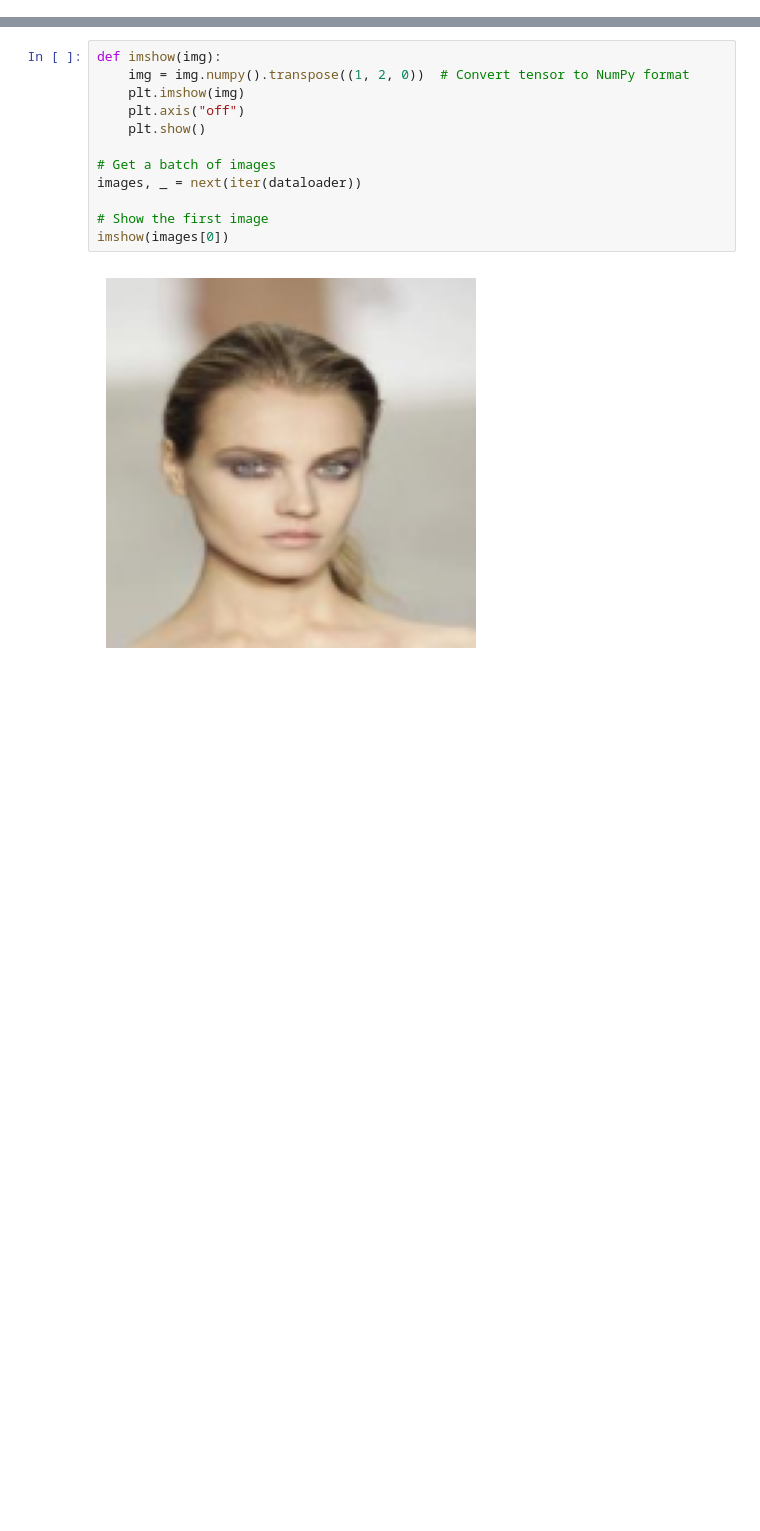
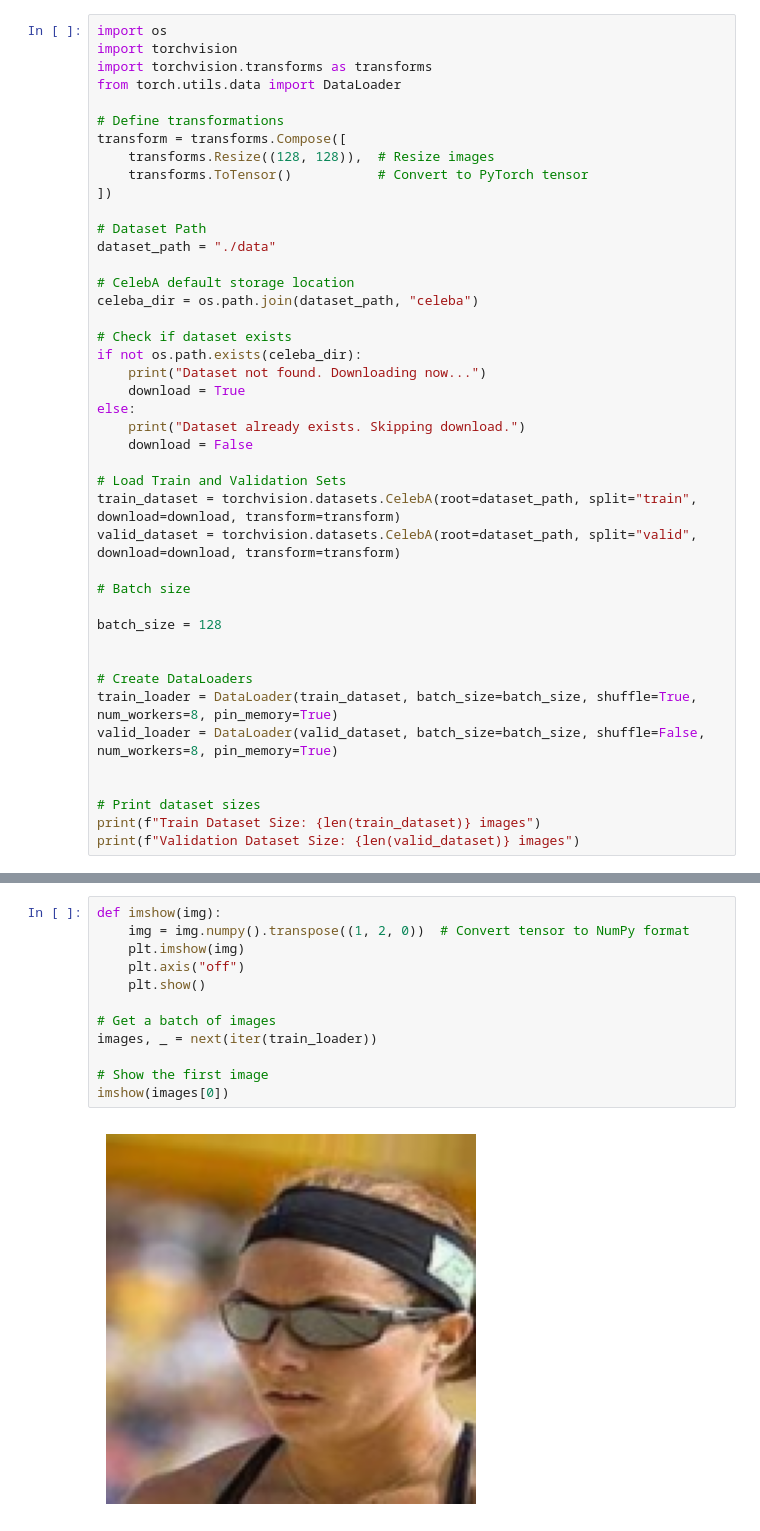
Before and after one commit to Marcelo-FC/basic-denoising-autoencoder, a Jupyter notebook: main.ipynb, the cells around one changed output, grey strips where cells are left out. Saved outputs shown, nothing was run; the diff lists cells and outputs as text; blank space fills up the shorter version.

```diff
--- a/main.ipynb
+++ b/main.ipynb
@@ -43,0 +19,43 @@ Dataset size: 162770 images
+# %%
+import os
+import torchvision
+import torchvision.transforms as transforms
+from torch.utils.data import DataLoader
+
+# Define transformations
+transform = transforms.Compose([
+    transforms.Resize((128, 128)),  # Resize images
+    transforms.ToTensor()           # Convert to PyTorch tensor
+])
+
+# Dataset Path
+dataset_path = "./data"
+
+# CelebA default storage location
+celeba_dir = os.path.join(dataset_path, "celeba")
+
+# Check if dataset exists
+if not os.path.exists(celeba_dir):
+    print("Dataset not found. Downloading now...")
+    download = True
+else:
+    print("Dataset already exists. Skipping download.")
+    download = False
+
+# Load Train and Validation Sets
+train_dataset = torchvision.datasets.CelebA(root=dataset_path, split="train", download=download, transform=transform)
+valid_dataset = torchvision.datasets.CelebA(root=dataset_path, split="valid", download=download, transform=transform)
+
+# Batch size
+
+batch_size = 128
+
+
+# Create DataLoaders
+train_loader = DataLoader(train_dataset, batch_size=batch_size, shuffle=True, num_workers=8, pin_memory=True)
+valid_loader = DataLoader(valid_dataset, batch_size=batch_size, shuffle=False, num_workers=8, pin_memory=True)
+
+
+# Print dataset sizes
+print(f"Train Dataset Size: {len(train_dataset)} images")
+print(f"Validation Dataset Size: {len(valid_dataset)} images")
@@ -44,14 +66,14 @@ Dataset size: 162770 images
 # %%
 def imshow(img):
     img = img.numpy().transpose((1, 2, 0))  # Convert tensor to NumPy format
     plt.imshow(img)
     plt.axis("off")
     plt.show()
 
 # Get a batch of images
-images, _ = next(iter(dataloader))
+images, _ = next(iter(train_loader))
 
 # Show the first image
 imshow(images[0])
 # %% [output]
-[figure, old version]
+[figure, new version]
```
Also changed, not shown: parts of 18 cells of this notebook, 1 other file.
